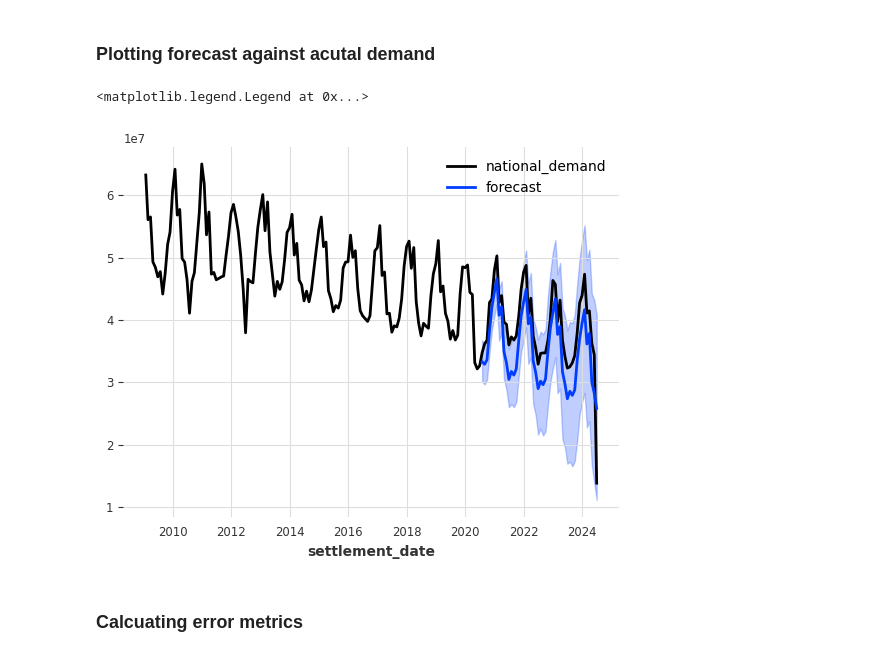
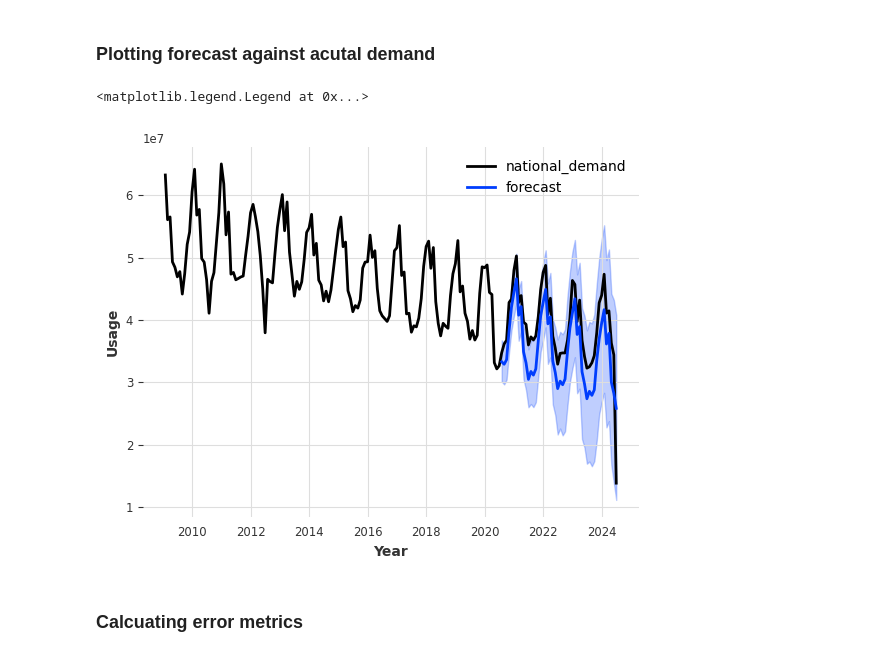
Before and after one commit to neilmartindev/national-grid-forecasting, a Jupyter notebook: nationalgrid.ipynb, the cells around one changed output. Cells and saved outputs as stored; diff of their text form; code cells hidden in the pictures.

Commit message:
fixing graph errors

```diff
--- a/nationalgrid.ipynb
+++ b/nationalgrid.ipynb
@@ -187,10 +189,12 @@ prediction = model.predict(len(val), num_samples=1000)
 # %%
 ts.plot()
 prediction.plot(label="forecast", low_quantile=0.05, high_quantile=0.95)
+plt.xlabel('Year')
+plt.ylabel('Usage')
 plt.legend()
 # %% [output]
 <matplotlib.legend.Legend at 0x...>
-[figure, old version]
+[figure, new version]
 # %% [markdown]
 ### Calcuating error metrics
 # %%
```
Also changed, not shown: parts of 3 cells of this notebook.
